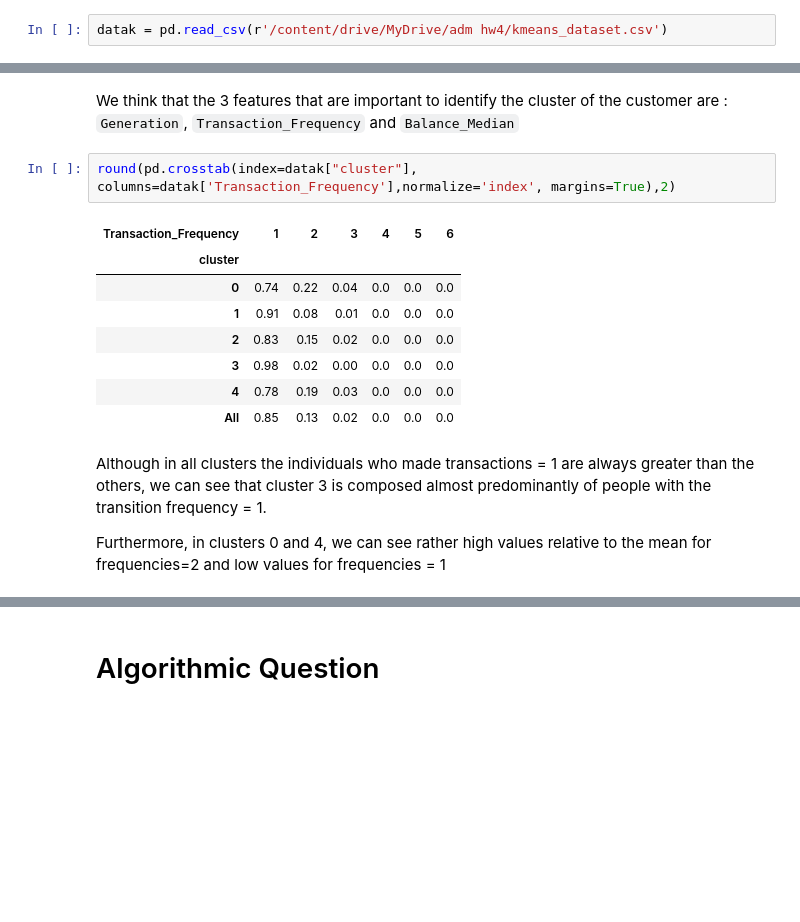
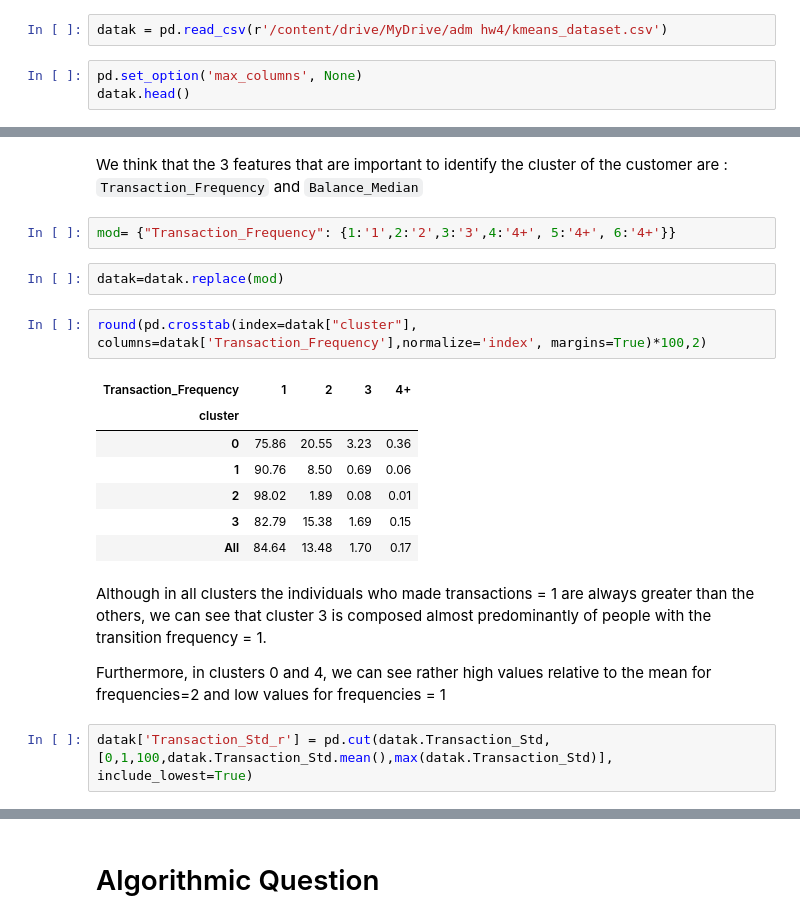
Before and after one commit to Sottix99/ADM-HW4, a Jupyter notebook: main_ale.ipynb, the cells around one changed output, grey strips where cells are left out. Saved outputs shown, nothing was run; the diff lists cells and outputs as text; blank space fills up the shorter version.

```diff
--- a/main_ale.ipynb
+++ b/main_ale.ipynb
@@ -1039,2 +1039,5 @@ dataset_k.to_csv('/content/drive/MyDrive/adm hw4/kmeans_dataset.csv', index=Fals
 # %%
 datak = pd.read_csv(r'/content/drive/MyDrive/adm hw4/kmeans_dataset.csv')
+# %%
+pd.set_option('max_columns', None)
+datak.head()
@@ -1050,17 +1064,22 @@ datak.head()
 # %% [markdown]
-We think that the 3 features that are important to identify the cluster of the customer are : `Generation`, `Transaction_Frequency` and `Balance_Median`
+We think that the 3 features that are important to identify the cluster of the customer are : `Transaction_Frequency` and `Balance_Median`
+# %%
+mod= {"Transaction_Frequency": {1:'1',2:'2',3:'3',4:'4+', 5:'4+', 6:'4+'}}
+# %%
+datak=datak.replace(mod)
 # %%
-round(pd.crosstab(index=datak["cluster"], columns=datak['Transaction_Frequency'],normalize='index', margins=True),2)
+round(pd.crosstab(index=datak["cluster"], columns=datak['Transaction_Frequency'],normalize='index', margins=True)*100,2)
 # %% [output]
-| Transaction_Frequency | 1 | 2 | 3 | 4 | 5 | 6 |
-| cluster |  |  |  |  |  |  |
-| 0 | 0.74 | 0.22 | 0.04 | 0.0 | 0.0 | 0.0 |
-| 1 | 0.91 | 0.08 | 0.01 | 0.0 | 0.0 | 0.0 |
-| 2 | 0.83 | 0.15 | 0.02 | 0.0 | 0.0 | 0.0 |
-| 3 | 0.98 | 0.02 | 0.00 | 0.0 | 0.0 | 0.0 |
-| 4 | 0.78 | 0.19 | 0.03 | 0.0 | 0.0 | 0.0 |
-| All | 0.85 | 0.13 | 0.02 | 0.0 | 0.0 | 0.0 |
+| Transaction_Frequency | 1 | 2 | 3 | 4+ |
+| cluster |  |  |  |  |
+| 0 | 75.86 | 20.55 | 3.23 | 0.36 |
+| 1 | 90.76 | 8.50 | 0.69 | 0.06 |
+| 2 | 98.02 | 1.89 | 0.08 | 0.01 |
+| 3 | 82.79 | 15.38 | 1.69 | 0.15 |
+| All | 84.64 | 13.48 | 1.70 | 0.17 |
 # %% [markdown]
 Although in all clusters the individuals who made transactions = 1 are always greater than the others, we can see that cluster 3 is composed almost predominantly of people with the transition frequency = 1.
 
 Furthermore, in clusters 0 and 4, we can see rather high values relative to the mean for frequencies=2 and low values for frequencies = 1
+# %%
+datak['Transaction_Std_r'] = pd.cut(datak.Transaction_Std, [0,1,100,datak.Transaction_Std.mean(),max(datak.Transaction_Std)], include_lowest=True)
```
Also changed, not shown: parts of 12 cells of this notebook.
